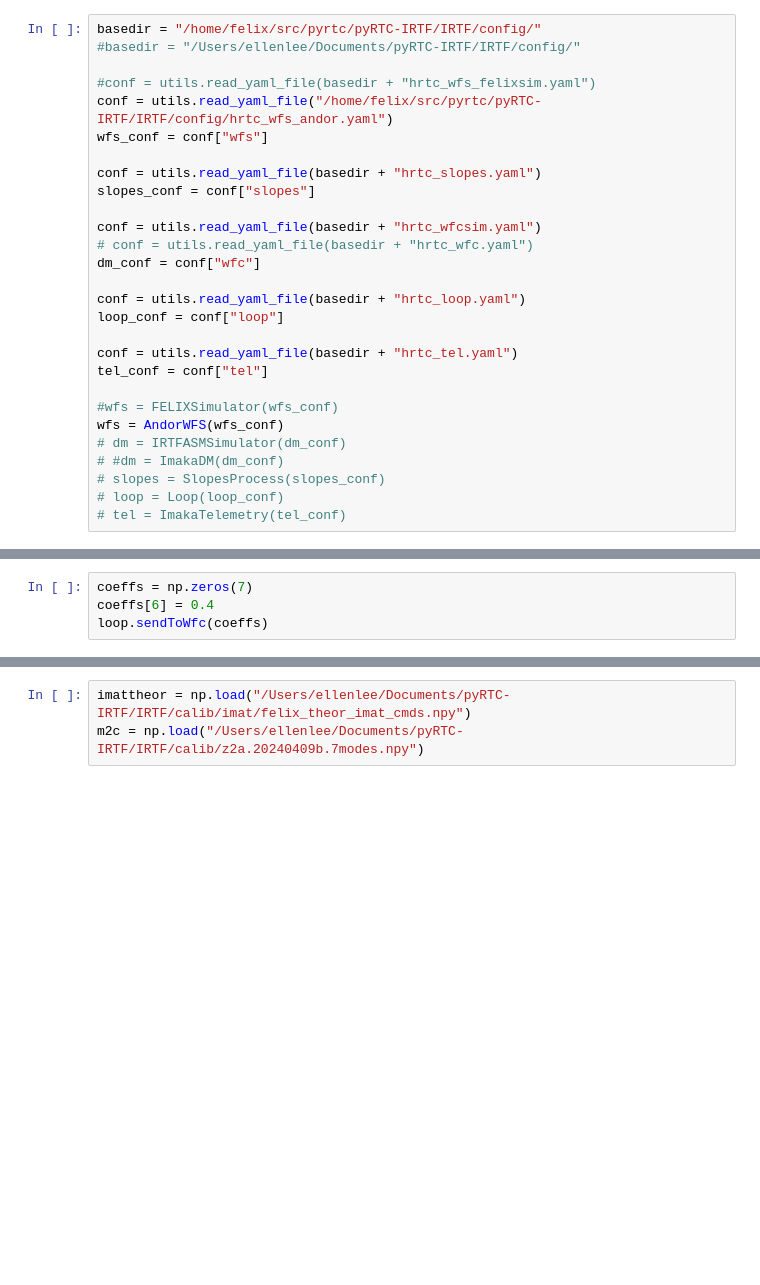
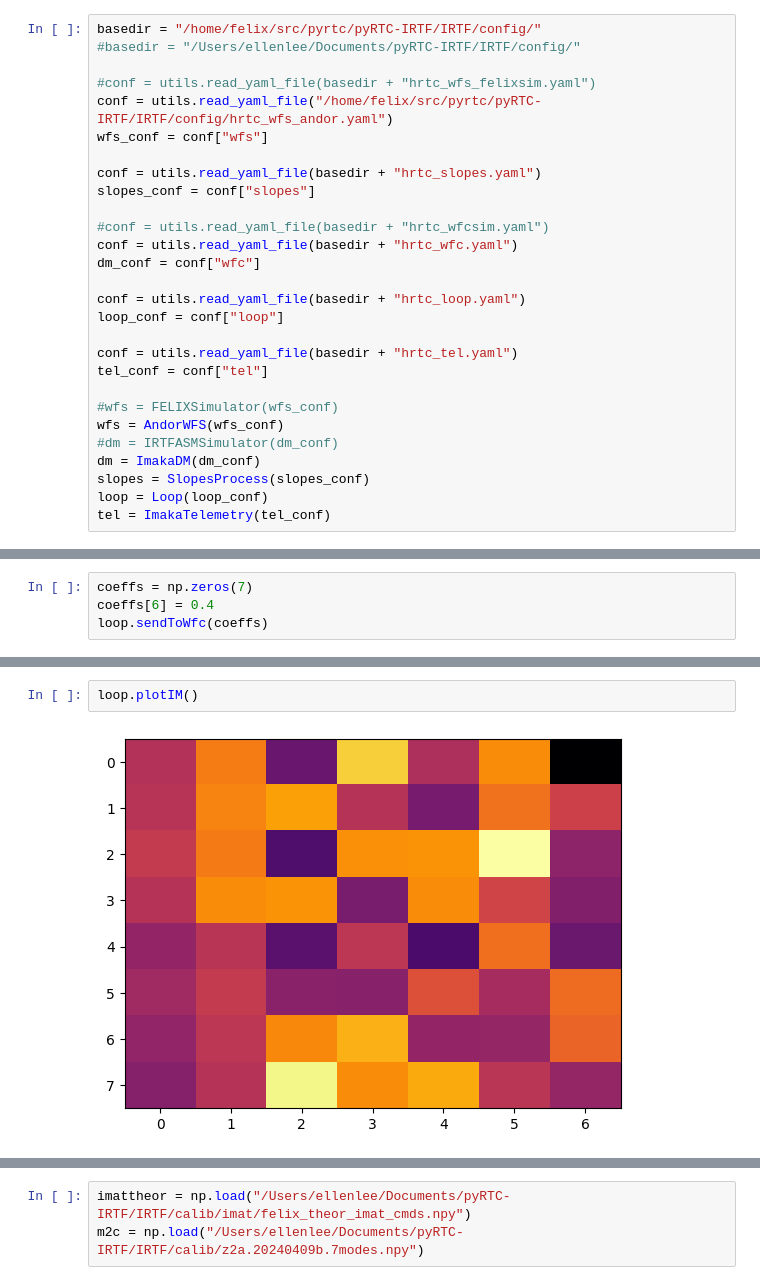
Before and after one commit to ellenle3/pyRTC-IRTF, a Jupyter notebook: IRTF/felixsim.ipynb, the cells around one changed output, grey strips where cells are left out. Drawn from its saved outputs; the diff is of its cells as text; blank space fills up the shorter version.

Commit message:
closed loop with Mike

```diff
--- a/IRTF/felixsim.ipynb
+++ b/IRTF/felixsim.ipynb
@@ -306,8 +329,8 @@ wfs_conf = conf["wfs"]
 conf = utils.read_yaml_file(basedir + "hrtc_slopes.yaml")
 slopes_conf = conf["slopes"]
 
-conf = utils.read_yaml_file(basedir + "hrtc_wfcsim.yaml")
-# conf = utils.read_yaml_file(basedir + "hrtc_wfc.yaml")
+#conf = utils.read_yaml_file(basedir + "hrtc_wfcsim.yaml")
+conf = utils.read_yaml_file(basedir + "hrtc_wfc.yaml")
 dm_conf = conf["wfc"]
 
 conf = utils.read_yaml_file(basedir + "hrtc_loop.yaml")
@@ -318,11 +341,11 @@ tel_conf = conf["tel"]
 
 #wfs = FELIXSimulator(wfs_conf)
 wfs = AndorWFS(wfs_conf)
-# dm = IRTFASMSimulator(dm_conf)
-# #dm = ImakaDM(dm_conf)
-# slopes = SlopesProcess(slopes_conf)
-# loop = Loop(loop_conf)
-# tel = ImakaTelemetry(tel_conf)
+#dm = IRTFASMSimulator(dm_conf)
+dm = ImakaDM(dm_conf)
+slopes = SlopesProcess(slopes_conf)
+loop = Loop(loop_conf)
+tel = ImakaTelemetry(tel_conf)
 # %% [output]
 WARNING:root:Unable to adjust nice level.                         Give your user sudo privledges without passowrd to use this feature.
 Creating New Shared Memory Object wfsRaw
@@ -392,0 +454,4 @@ loop.saveIM("/Users/ellenlee/Documents/pyRTC-IRTF/IRTF/calib/imat/felixsim.20260
+# %%
+loop.plotIM()
+# %% [output]
+[figure, added]
```
Also changed, not shown: parts of 68 cells of this notebook, 28 other files.
